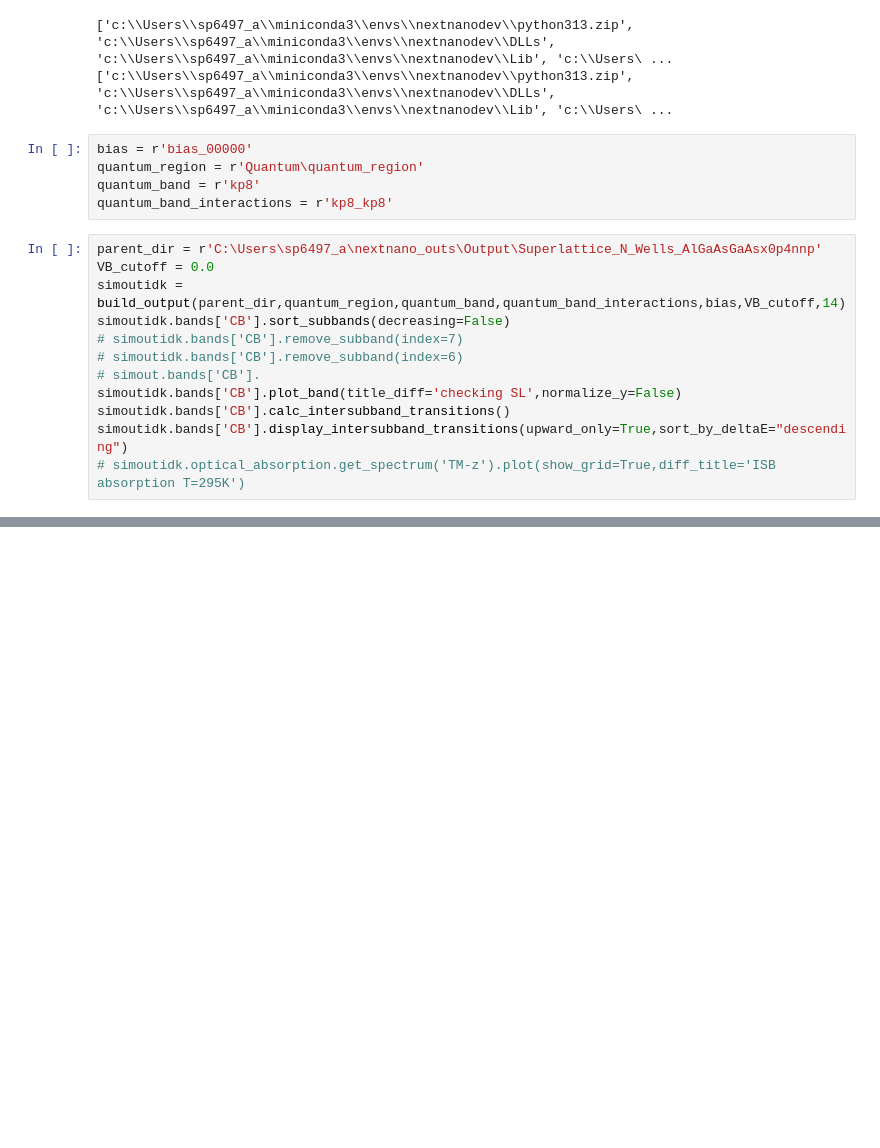
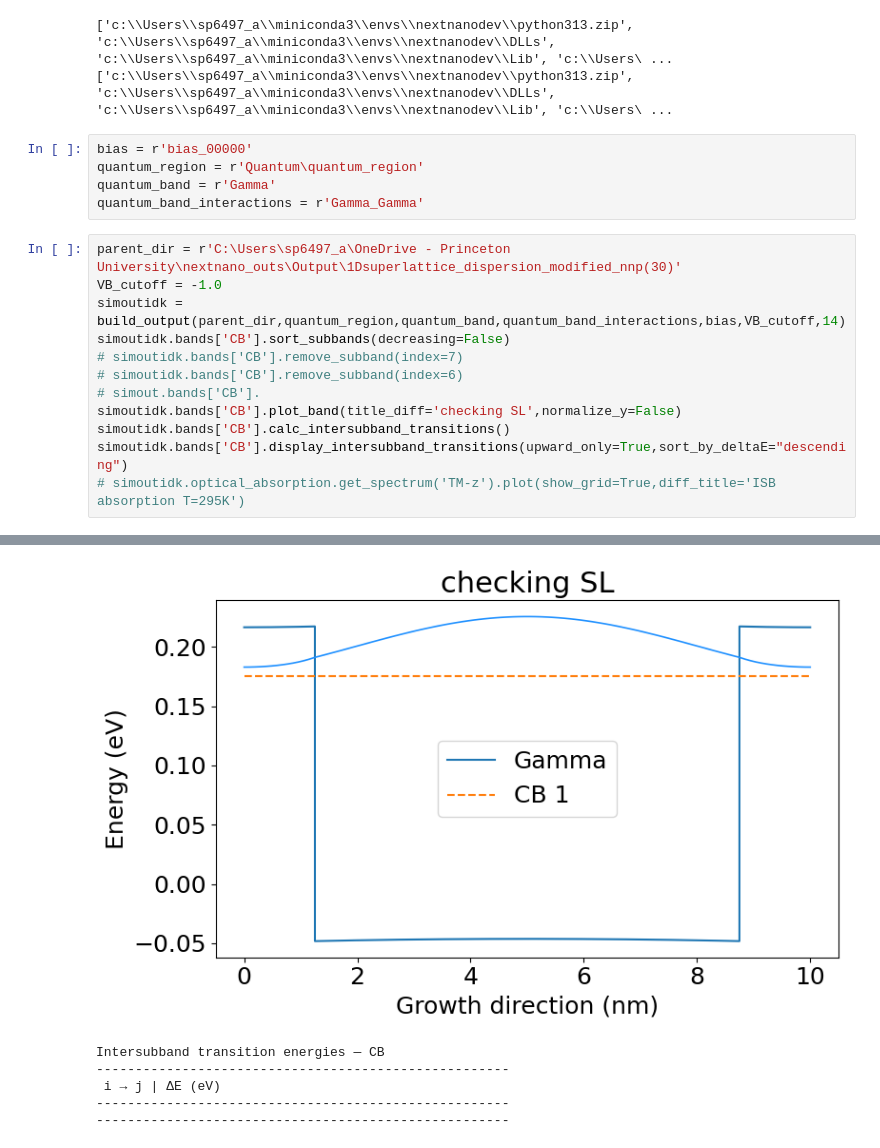
Before and after one commit to sherpsss/nextnanopy_projects, a Jupyter notebook: AlGaAsGaAsSL/AlGaAsGaAsSL.ipynb, the cells around one changed output, grey strips where cells are left out. Cells and saved outputs as stored; diff of their text form; blank space fills up the shorter version.

```diff
--- a/AlGaAsGaAsSL/AlGaAsGaAsSL.ipynb
+++ b/AlGaAsGaAsSL/AlGaAsGaAsSL.ipynb
@@ -18,11 +18,11 @@ from nextnano_tools.simstructs import SimOut, BandStructure, Eigenstate
 # %%
 bias = r'bias_00000'
 quantum_region = r'Quantum\quantum_region'
-quantum_band = r'kp8'
-quantum_band_interactions = r'kp8_kp8'
+quantum_band = r'Gamma'
+quantum_band_interactions = r'Gamma_Gamma'
 # %%
-parent_dir = r'C:\Users\sp6497_a\nextnano_outs\Output\Superlattice_N_Wells_AlGaAsGaAsx0p4nnp'
-VB_cutoff = 0.0
+parent_dir = r'C:\Users\sp6497_a\OneDrive - Princeton University\nextnano_outs\Output\1Dsuperlattice_dispersion_modified_nnp(30)'
+VB_cutoff = -1.0
 simoutidk = build_output(parent_dir,quantum_region,quantum_band,quantum_band_interactions,bias,VB_cutoff,14)
 simoutidk.bands['CB'].sort_subbands(decreasing=False)
 # simoutidk.bands['CB'].remove_subband(index=7)
@@ -37,3 +53,9 @@ FileNotFoundError: [Errno 2] No such file or directory: 'C:\\Users\\sp6497_a\\ne
+[figure, added]
+Intersubband transition energies — CB
+-----------------------------------------------------
+ i → j | ΔE (eV)
+-----------------------------------------------------
+-----------------------------------------------------
 # %%
 parent_dir = r'C:\Users\sp6497_a\nextnano_outs\Output\middle_7.5nm_well_hybridized(7)'
 VB_cutoff = -1
```
Also changed, not shown: parts of 2 cells of this notebook, 1 other file.
